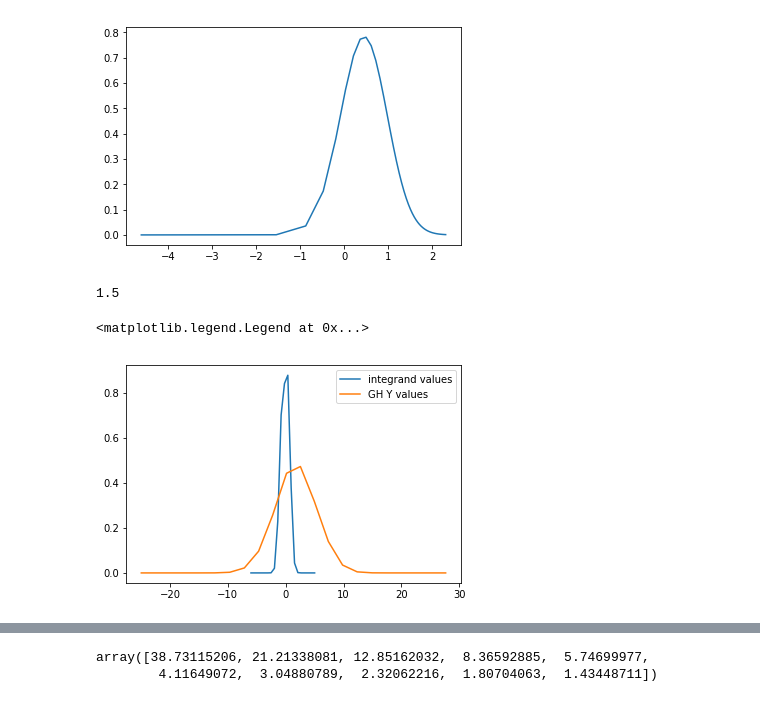
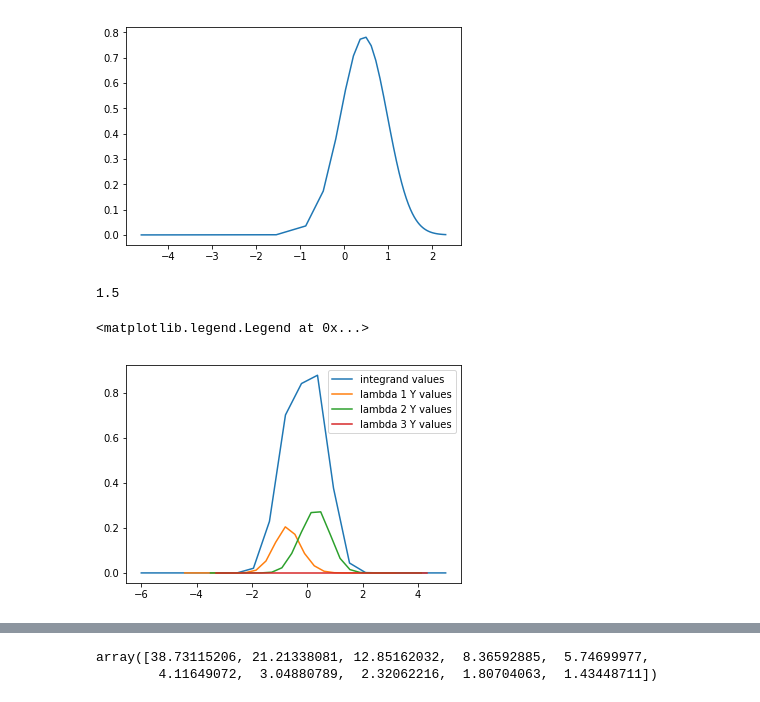
Before and after one commit to cdagnino/LearningModels, a Jupyter notebook: Notebooks/integrating_correctly.ipynb, the cells around one changed output, grey strips where cells are left out. Drawn from its saved outputs; the diff is of its cells as text; code cells hidden in the pictures.

Commit message:
Gauss-Hermite and quad integration giving the same results :)

```diff
--- a/Notebooks/integrating_correctly.ipynb
+++ b/Notebooks/integrating_correctly.ipynb
@@ -43,7 +43,7 @@ from typing import Callable
 import dill
 
 
-lambdas = src.generate_simplex_3dims(4)
+lambdas = src.generate_simplex_3dims(10)
 rand_n = np.random.randint(0, high=len(lambdas))
 
 r_lambda_point = lambdas[rand_n]
@@ -180,17 +160,29 @@ ax.plot(rescaled_demands, new_beliefs_vals)
 [figure]
 # %%
 fig, ax = plt.subplots(1, 1)
-ax.plot(xvals, yvals, label='integrand values')
+ax.plot(xvals, np.array(yvals), label='integrand values')
 
 #p1.5
 print(p_array[i])
-ghxvals, ghyvals = gauss_hermite_y_values(v0, p_array[i], r_lambda_point, hermite_xs, hermite_ws)
-ax.plot(ghxvals, np.pi**(-0.5)*ghyvals, label='GH Y values')
+xy_val_d = gauss_hermite_y_values(v0, p_array[i], r_lambda_point, hermite_xs, hermite_ws)
+
+xs = xy_val_d[0][:, 0]
+ys = xy_val_d[0][:, 1]
+ax.plot(xs, np.pi**(-0.5)*ys, label='lambda 1 Y values')
+
+xs = xy_val_d[1][:, 0]
+ys = xy_val_d[1][:, 1]
+ax.plot(xs, np.pi**(-0.5)*ys, label='lambda 2 Y values')
+
+xs = xy_val_d[2][:, 0]
+ys = xy_val_d[2][:, 1]
+ax.plot(xs, np.pi**(-0.5)*ys, label='lambda 3 Y values')
+
 ax.legend()
 # %% [output]
 1.5
 <matplotlib.legend.Legend at 0x...>
-[figure, old version]
+[figure, new version]
 # %%
 hermite_point = hermite_xs[4]
 beta_l = const.betas_transition[0]
```
Also changed, not shown: parts of 21 cells of this notebook.
